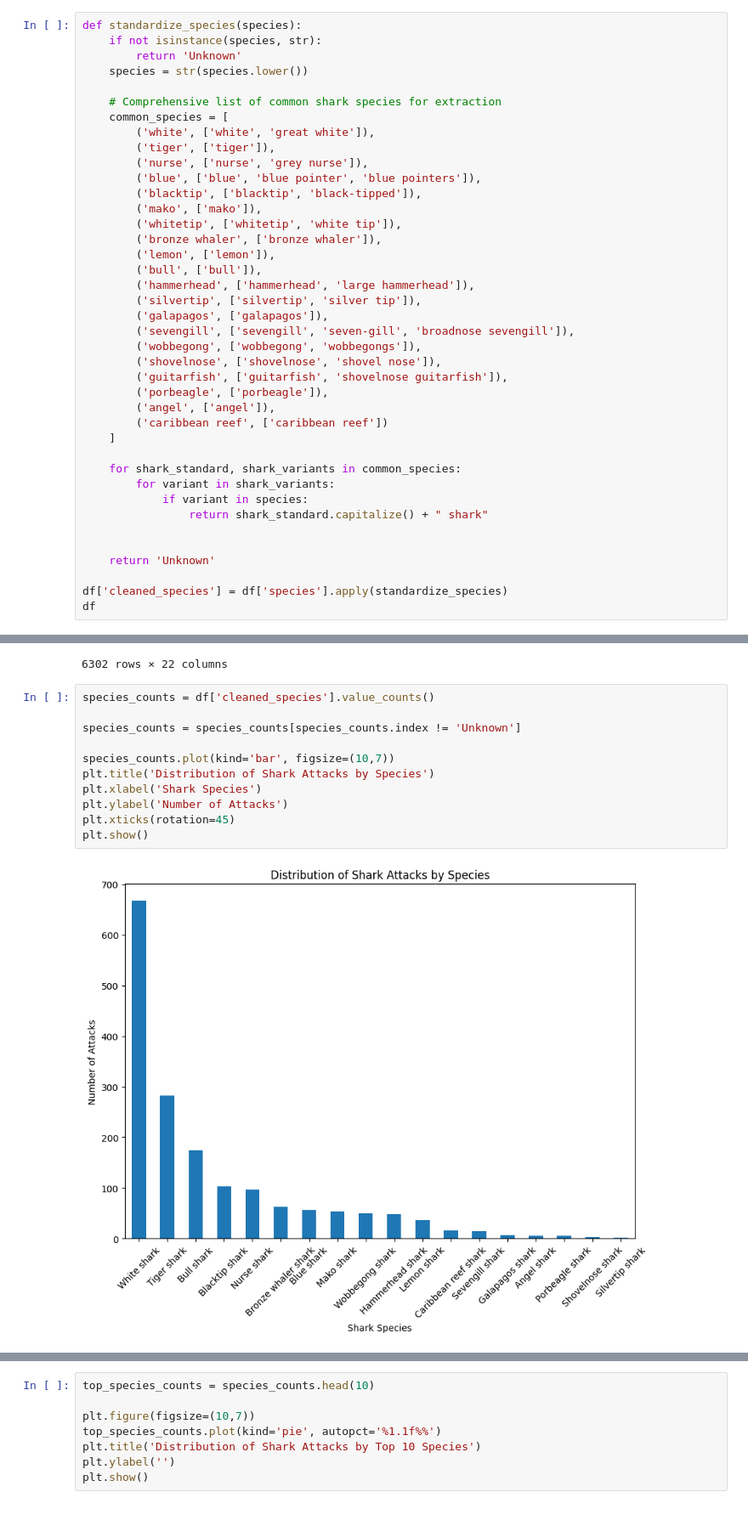
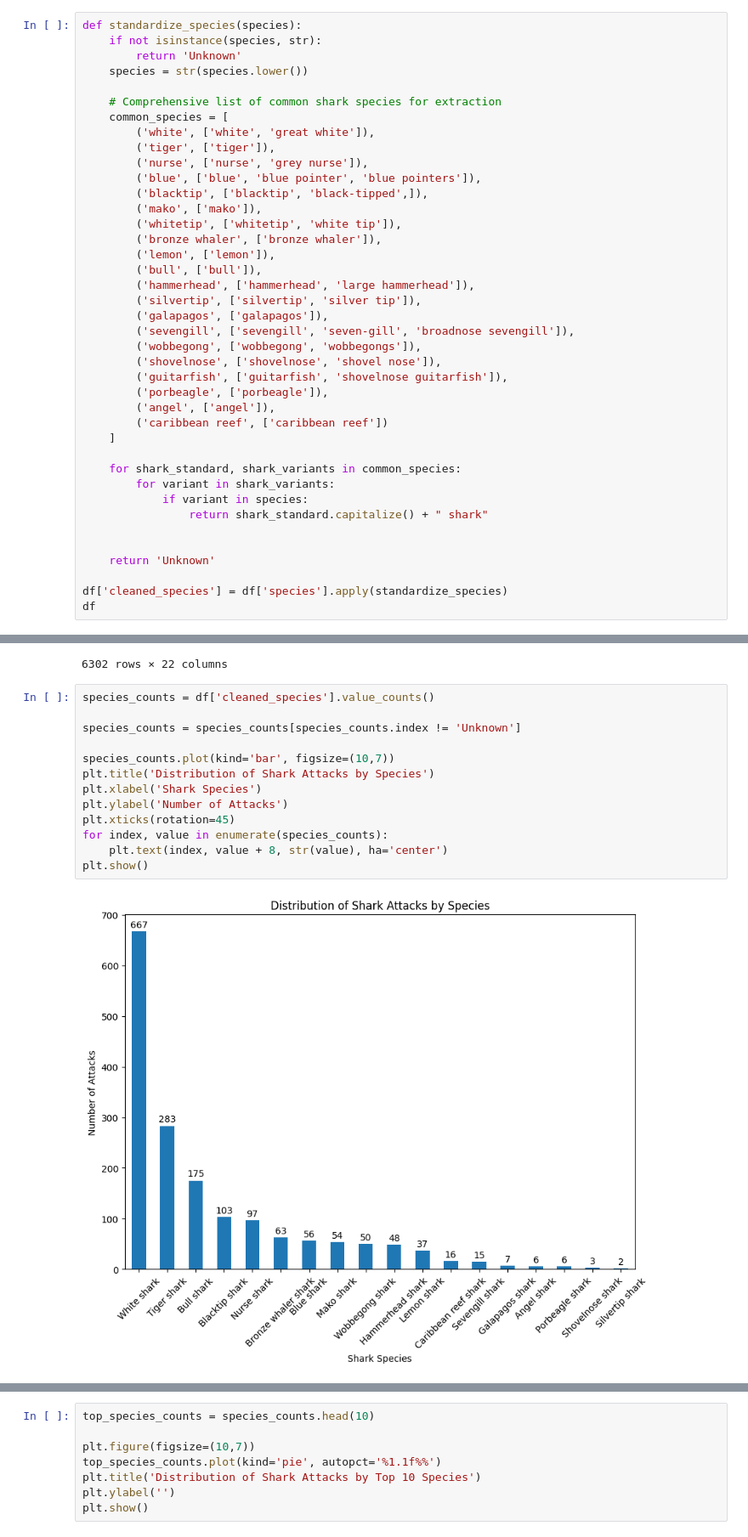
Before and after one commit to amirg33/Project_1_Sharks_attacks, a Jupyter notebook: src/visualization.ipynb, the cells around one changed output, grey strips where cells are left out. Shown: that part at 85% size. Drawn from its saved outputs; the diff is of its cells as text.

Commit message:
Cleaned some more and added 1 more Bar Chart

```diff
--- a/src/visualization.ipynb
+++ b/src/visualization.ipynb
@@ -19,7 +20,7 @@ def standardize_species(species):
         ('tiger', ['tiger']),
         ('nurse', ['nurse', 'grey nurse']),
         ('blue', ['blue', 'blue pointer', 'blue pointers']),
-        ('blacktip', ['blacktip', 'black-tipped']),
+        ('blacktip', ['blacktip', 'black-tipped',]),
         ('mako', ['mako']),
         ('whitetip', ['whitetip', 'white tip']),
         ('bronze whaler', ['bronze whaler']),
@@ -64,13 +65,15 @@ df
 # %%
 species_counts = df['cleaned_species'].value_counts()
 
 species_counts = species_counts[species_counts.index != 'Unknown']
 
 species_counts.plot(kind='bar', figsize=(10,7))
 plt.title('Distribution of Shark Attacks by Species')
 plt.xlabel('Shark Species')
 plt.ylabel('Number of Attacks')
 plt.xticks(rotation=45)
+for index, value in enumerate(species_counts):
+    plt.text(index, value + 8, str(value), ha='center')
 plt.show()
 # %% [output]
-[figure, old version]
+[figure, new version]
```
Also changed, not shown: parts of 3 cells of this notebook, 9 other files.
